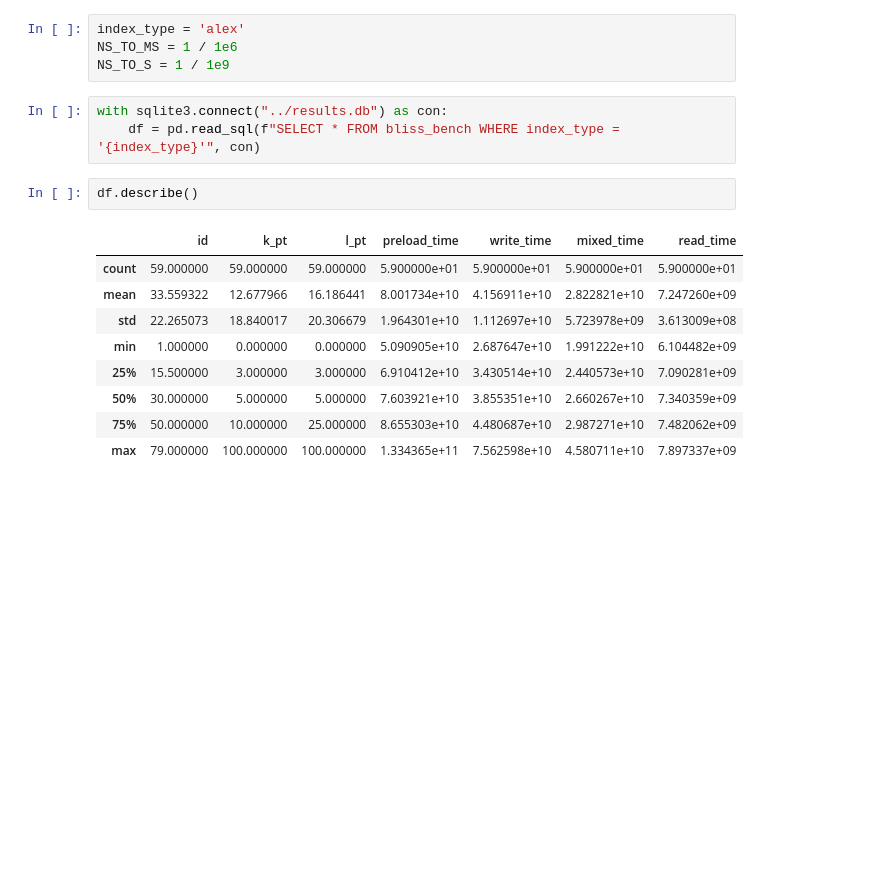
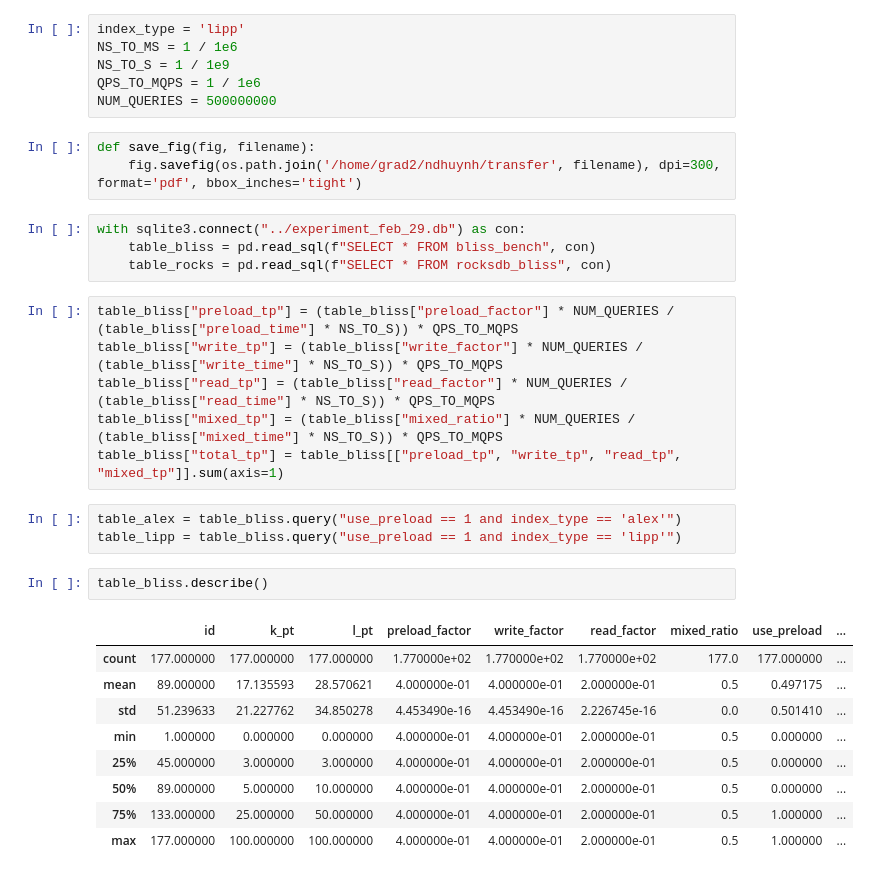
Before and after one commit to BU-DiSC/bliss_benchmark, a Jupyter notebook: notebook/heatmaps.ipynb, the cells around one changed output. Cells and saved outputs as stored; diff of their text form; blank space fills up the shorter version.

```diff
--- a/notebook/heatmaps.ipynb
+++ b/notebook/heatmaps.ipynb
@@ -7,20 +9,35 @@ import matplotlib
 from matplotlib.ticker import FuncFormatter
 # %%
-index_type = 'alex'
+index_type = 'lipp'
 NS_TO_MS = 1 / 1e6
 NS_TO_S = 1 / 1e9
+QPS_TO_MQPS = 1 / 1e6
+NUM_QUERIES = 500000000
+# %%
+def save_fig(fig, filename):
+    fig.savefig(os.path.join('/home/grad2/ndhuynh/transfer', filename), dpi=300, format='pdf', bbox_inches='tight')
 # %%
-with sqlite3.connect("../results.db") as con:
-    df = pd.read_sql(f"SELECT * FROM bliss_bench WHERE index_type = '{index_type}'", con)
+with sqlite3.connect("../experiment_feb_29.db") as con:
+    table_bliss = pd.read_sql(f"SELECT * FROM bliss_bench", con)
+    table_rocks = pd.read_sql(f"SELECT * FROM rocksdb_bliss", con)
+# %%
+table_bliss["preload_tp"] = (table_bliss["preload_factor"] * NUM_QUERIES / (table_bliss["preload_time"] * NS_TO_S)) * QPS_TO_MQPS
+table_bliss["write_tp"] = (table_bliss["write_factor"] * NUM_QUERIES / (table_bliss["write_time"] * NS_TO_S)) * QPS_TO_MQPS
+table_bliss["read_tp"] = (table_bliss["read_factor"] * NUM_QUERIES / (table_bliss["read_time"] * NS_TO_S)) * QPS_TO_MQPS
+table_bliss["mixed_tp"] = (table_bliss["mixed_ratio"] * NUM_QUERIES / (table_bliss["mixed_time"] * NS_TO_S)) * QPS_TO_MQPS
+table_bliss["total_tp"] = table_bliss[["preload_tp", "write_tp", "read_tp", "mixed_tp"]].sum(axis=1)
+# %%
+table_alex = table_bliss.query("use_preload == 1 and index_type == 'alex'")
+table_lipp = table_bliss.query("use_preload == 1 and index_type == 'lipp'")
 # %%
-df.describe()
+table_bliss.describe()
 # %% [output]
-|  | id | k_pt | l_pt | preload_time | write_time | mixed_time | read_time |
-| count | 59.000000 | 59.000000 | 59.000000 | 5.900000e+01 | 5.900000e+01 | 5.900000e+01 | 5.900000e+01 |
-| mean | 33.559322 | 12.677966 | 16.186441 | 8.001734e+10 | 4.156911e+10 | 2.822821e+10 | 7.247260e+09 |
-| std | 22.265073 | 18.840017 | 20.306679 | 1.964301e+10 | 1.112697e+10 | 5.723978e+09 | 3.613009e+08 |
-| min | 1.000000 | 0.000000 | 0.000000 | 5.090905e+10 | 2.687647e+10 | 1.991222e+10 | 6.104482e+09 |
-| 25% | 15.500000 | 3.000000 | 3.000000 | 6.910412e+10 | 3.430514e+10 | 2.440573e+10 | 7.090281e+09 |
-| 50% | 30.000000 | 5.000000 | 5.000000 | 7.603921e+10 | 3.855351e+10 | 2.660267e+10 | 7.340359e+09 |
-| 75% | 50.000000 | 10.000000 | 25.000000 | 8.655303e+10 | 4.480687e+10 | 2.987271e+10 | 7.482062e+09 |
-| max | 79.000000 | 100.000000 | 100.000000 | 1.334365e+11 | 7.562598e+10 | 4.580711e+10 | 7.897337e+09 |
+|  | id | k_pt | l_pt | preload_factor | write_factor | read_factor | mixed_ratio | use_preload | ... |
+| count | 177.000000 | 177.000000 | 177.000000 | 1.770000e+02 | 1.770000e+02 | 1.770000e+02 | 177.0 | 177.000000 | ... |
+| mean | 89.000000 | 17.135593 | 28.570621 | 4.000000e-01 | 4.000000e-01 | 2.000000e-01 | 0.5 | 0.497175 | ... |
+| std | 51.239633 | 21.227762 | 34.850278 | 4.453490e-16 | 4.453490e-16 | 2.226745e-16 | 0.0 | 0.501410 | ... |
+| min | 1.000000 | 0.000000 | 0.000000 | 4.000000e-01 | 4.000000e-01 | 2.000000e-01 | 0.5 | 0.000000 | ... |
+| 25% | 45.000000 | 3.000000 | 3.000000 | 4.000000e-01 | 4.000000e-01 | 2.000000e-01 | 0.5 | 0.000000 | ... |
+| 50% | 89.000000 | 5.000000 | 10.000000 | 4.000000e-01 | 4.000000e-01 | 2.000000e-01 | 0.5 | 0.000000 | ... |
+| 75% | 133.000000 | 25.000000 | 50.000000 | 4.000000e-01 | 4.000000e-01 | 2.000000e-01 | 0.5 | 1.000000 | ... |
+| max | 177.000000 | 100.000000 | 100.000000 | 4.000000e-01 | 4.000000e-01 | 2.000000e-01 | 0.5 | 1.000000 | ... |
```
Also changed, not shown: parts of 18 cells of this notebook, 4 other files.
